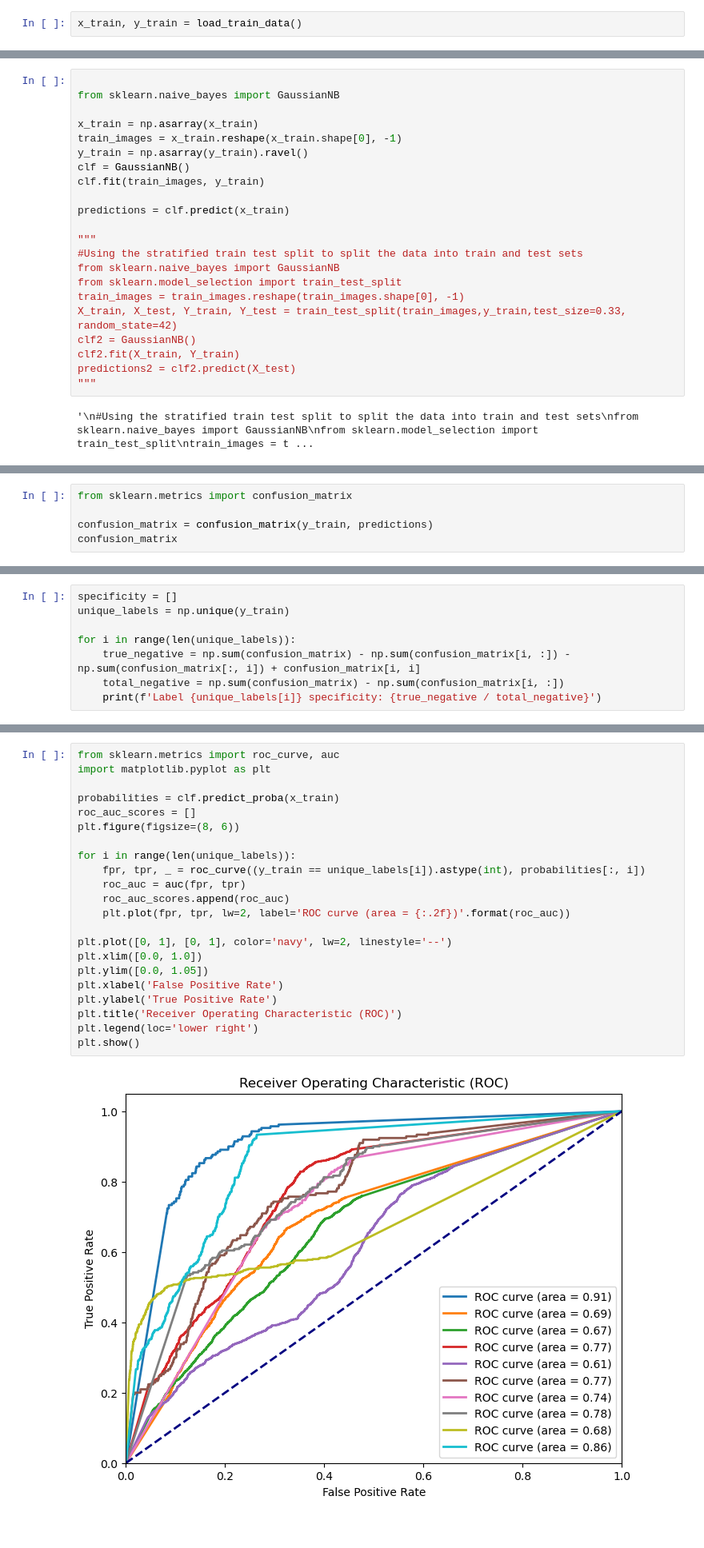
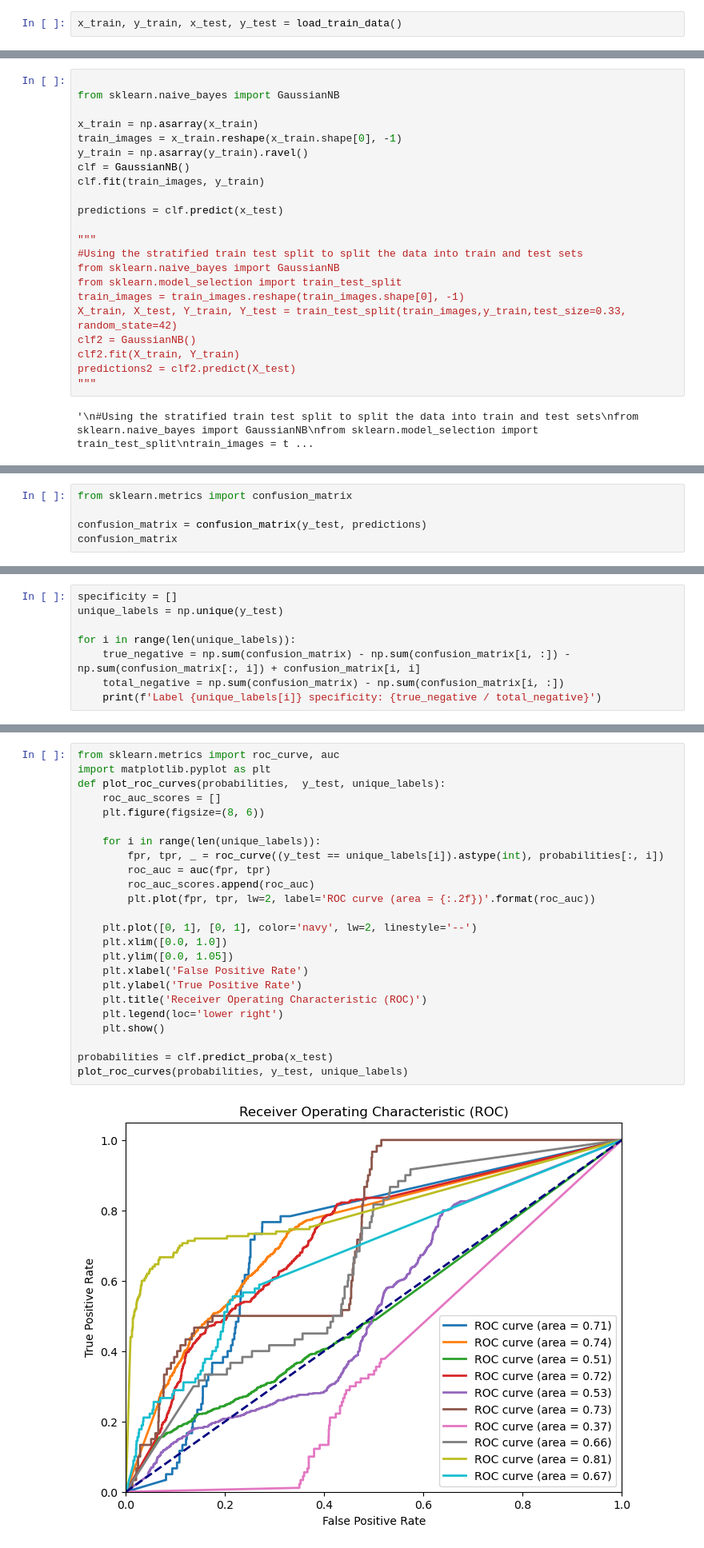
Before and after one commit to farheenfab/DMML-GroupProject, a Jupyter notebook: CW/CW - Part 1.ipynb, the cells around one changed output, grey strips where cells are left out. Shown at 80% size. Cells and saved outputs as stored; diff of their text form.

```diff
--- a/CW/CW - Part 1.ipynb
+++ b/CW/CW - Part 1.ipynb
@@ -46,5 +50,5 @@ def load_train_data(dataset_path=CW_DATASET_PATH):
 # %%
-x_train, y_train = load_train_data()
+x_train, y_train, x_test, y_test = load_train_data()
 # %% [markdown]
 Analysing the dataset
 # %%
@@ -287,7 +289,7 @@ y_train = np.asarray(y_train).ravel()
 clf = GaussianNB()
 clf.fit(train_images, y_train)
 
-predictions = clf.predict(x_train)
+predictions = clf.predict(x_test)
 
 """
 #Using the stratified train test split to split the data into train and test sets
@@ -337,6 +331,6 @@ Accuracy =  0.23034055727554179
 # %%
 from sklearn.metrics import confusion_matrix
 
-confusion_matrix = confusion_matrix(y_train, predictions)
+confusion_matrix = confusion_matrix(y_test, predictions)
 confusion_matrix
 # %% [output]
@@ -385,6 +377,6 @@ FP Rate = 0.02356687898089172
 # %%
 specificity = []
-unique_labels = np.unique(y_train)
+unique_labels = np.unique(y_test)
 
 for i in range(len(unique_labels)):
     true_negative = np.sum(confusion_matrix) - np.sum(confusion_matrix[i, :]) - np.sum(confusion_matrix[:, i]) + confusion_matrix[i, i]
@@ -421,27 +413,29 @@ Label 9 sensitivity: 0.2740740740740741
 # %%
 from sklearn.metrics import roc_curve, auc
 import matplotlib.pyplot as plt
+def plot_roc_curves(probabilities,  y_test, unique_labels):
+    roc_auc_scores = []
+    plt.figure(figsize=(8, 6))
 
-probabilities = clf.predict_proba(x_train)
-roc_auc_scores = []
-plt.figure(figsize=(8, 6))
+    for i in range(len(unique_labels)):
+        fpr, tpr, _ = roc_curve((y_test == unique_labels[i]).astype(int), probabilities[:, i])
+        roc_auc = auc(fpr, tpr)
+        roc_auc_scores.append(roc_auc)
+        plt.plot(fpr, tpr, lw=2, label='ROC curve (area = {:.2f})'.format(roc_auc))
 
-for i in range(len(unique_labels)):
-    fpr, tpr, _ = roc_curve((y_train == unique_labels[i]).astype(int), probabilities[:, i])
-    roc_auc = auc(fpr, tpr)
-    roc_auc_scores.append(roc_auc)
-    plt.plot(fpr, tpr, lw=2, label='ROC curve (area = {:.2f})'.format(roc_auc))
+    plt.plot([0, 1], [0, 1], color='navy', lw=2, linestyle='--')
+    plt.xlim([0.0, 1.0])
+    plt.ylim([0.0, 1.05])
+    plt.xlabel('False Positive Rate')
+    plt.ylabel('True Positive Rate')
+    plt.title('Receiver Operating Characteristic (ROC)')
+    plt.legend(loc='lower right')
+    plt.show()
 
-plt.plot([0, 1], [0, 1], color='navy', lw=2, linestyle='--')
-plt.xlim([0.0, 1.0])
-plt.ylim([0.0, 1.05])
-plt.xlabel('False Positive Rate')
-plt.ylabel('True Positive Rate')
-plt.title('Receiver Operating Characteristic (ROC)')
-plt.legend(loc='lower right')
-plt.show()
+probabilities = clf.predict_proba(x_test)
+plot_roc_curves(probabilities, y_test, unique_labels)
 # %% [output]
-[figure, old version]
+[figure, new version]
 # %% [markdown]
 #### Evaluation Using Cross-Validation
 # %%
```
Also changed, not shown: parts of 13 cells of this notebook.
